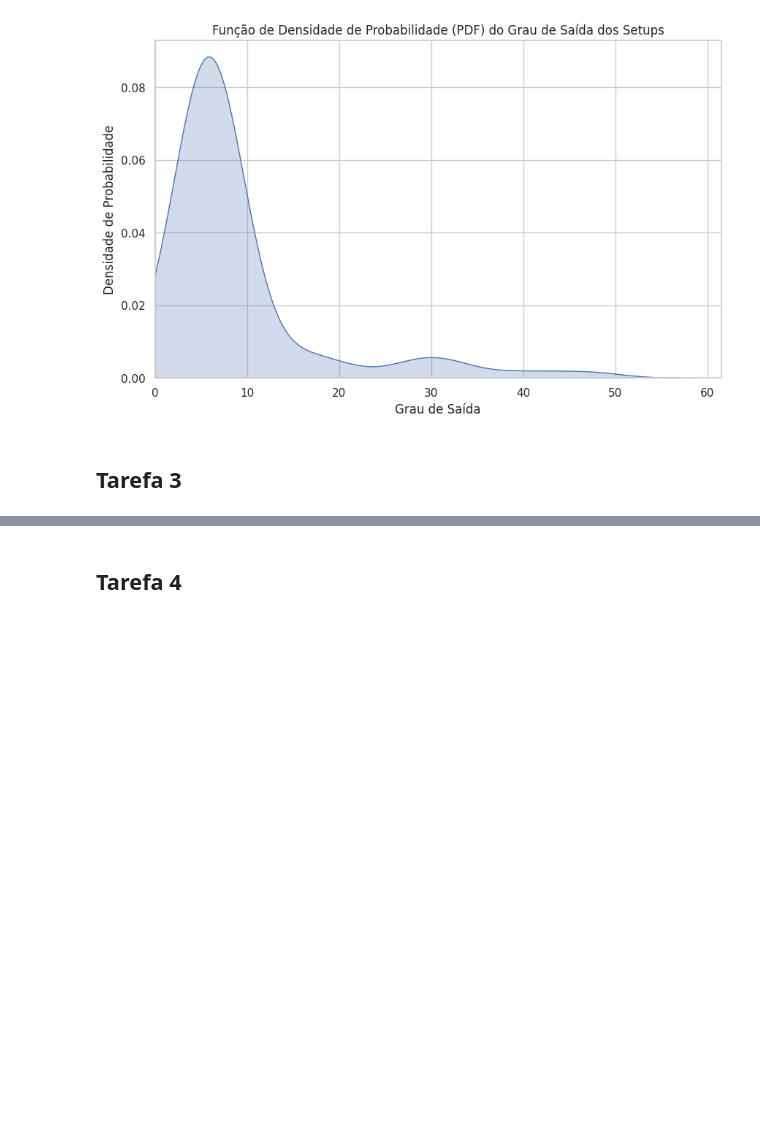
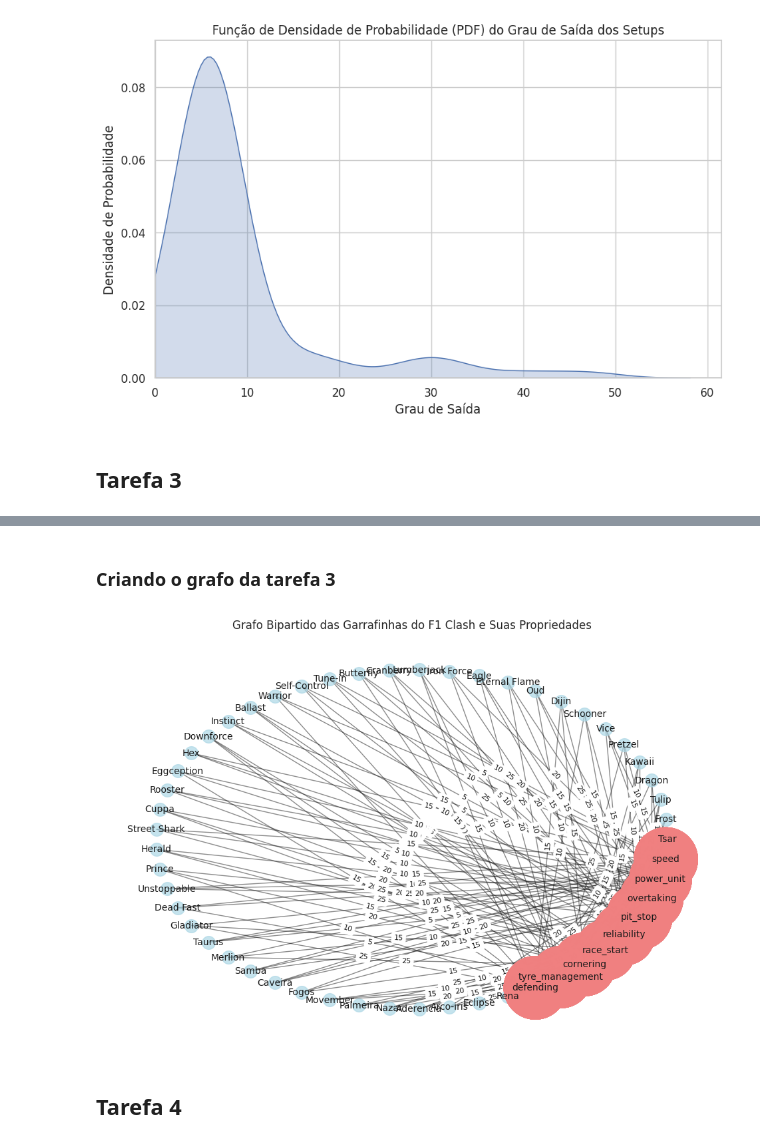
Before and after one commit to rikdantas/Algoritmos-Estruturas-Dados-II, a Jupyter notebook: week06/week06_T1U2.ipynb, the cells around one changed output, grey strips where cells are left out. Drawn from its saved outputs; the diff is of its cells as text; code cells hidden in the pictures; blank space fills up the shorter version.

Commit message:
Enviando tarefa 3

```diff
--- a/week06/week06_T1U2.ipynb
+++ b/week06/week06_T1U2.ipynb
@@ -269,7 +289,7 @@ plt.show()
 # Criando um dicionário para adicionar os boosts e seus respectivos atributos
 # Atributos possíveis: Speed, Cornering, Power_Unit, Reliability, Pit_Stop, Overtaking, Defending, Race_Start, Tyre_Management
 
-boosts = {
+garrafinha = {
     'Tsar': { 'defending': 10, 'tyre_management': 15, 'cornering': 15 },
     'Frost': { 'tyre_management': 25,'race_start': 15,'reliability': 10 },
     'Tulip': { 'defending': 10, 'reliability': 20, 'pit_stop': 20 },
@@ -315,6 +335,58 @@ boosts = {
     'Eclipse': { 'overtaking': 15, 'speed': 25, 'pit_stop': 10 },
     'Rena': { 'defending': 20, 'cornering': 10, 'pit_stop': 20 }
 }
+# %% [markdown]
+### Criando o grafo da tarefa 3
+# %%
+# Crie um objeto grafo bipartido
+G = nx.Graph()
+
+# Separe os vértices em dois grupos: Garrafinhas e Propriedades
+garrafinhas = [nome for nome in garrafinha.keys()]
+propriedades = [prop for props in garrafinha.values() for prop in props]
+
+# Adicione os vértices aos grupos
+G.add_nodes_from(garrafinhas, bipartite=0)
+G.add_nodes_from(propriedades, bipartite=1)
+
+# Crie as arestas entre Garrafinhas e suas Propriedades correspondentes
+for garrafinha_nome, props in garrafinha.items():
+    for prop, valor in props.items():
+        G.add_edge(garrafinha_nome, prop, weight=valor)
+
+# Calcule o tamanho dos vértices das Propriedades com base no "Out Degree"
+prop_size = [G.degree(prop, weight='weight') for prop in propriedades]
+
+# Configure o layout
+pos = nx.circular_layout(G)
+
+# Crie um dicionário para mapear as arestas às informações de "Out Degree"
+edge_labels = {(garrafinha, prop): G[garrafinha][prop]['weight'] for garrafinha, prop in G.edges()}
+
+# Desenhe o grafo
+plt.figure(figsize=(12, 8))
+
+# Desenhe os nós do grupo "Garrafinhas" com tamanho fixo
+nx.draw_networkx_nodes(G, pos, nodelist=garrafinhas, node_size=200, node_color='lightblue', alpha=0.7)
+
+# Ajuste o tamanho dos nós do grupo "Propriedades" com base no "Out Degree"
+node_size = [G.degree(prop, weight='weight') * 20 for prop in propriedades]
+nx.draw_networkx_nodes(G, pos, nodelist=propriedades, node_size=node_size, node_color='lightcoral', alpha=0.7)
+
+# Desenhe as arestas
+nx.draw_networkx_edges(G, pos, alpha=0.5)
+
+# Adicione rótulos
+nx.draw_networkx_labels(G, pos, font_size=10)
+
+# Adicione rótulos para as arestas (Out Degree)
+nx.draw_networkx_edge_labels(G, pos, edge_labels=edge_labels, font_size=8)
+
+plt.title("Grafo Bipartido das Garrafinhas do F1 Clash e Suas Propriedades")
+plt.axis('off')
+plt.show()
+# %% [output]
+[figure, added]
 # %% [markdown]
 ## Tarefa 4
 # %%
```
Also changed, not shown: parts of 2 cells of this notebook.
